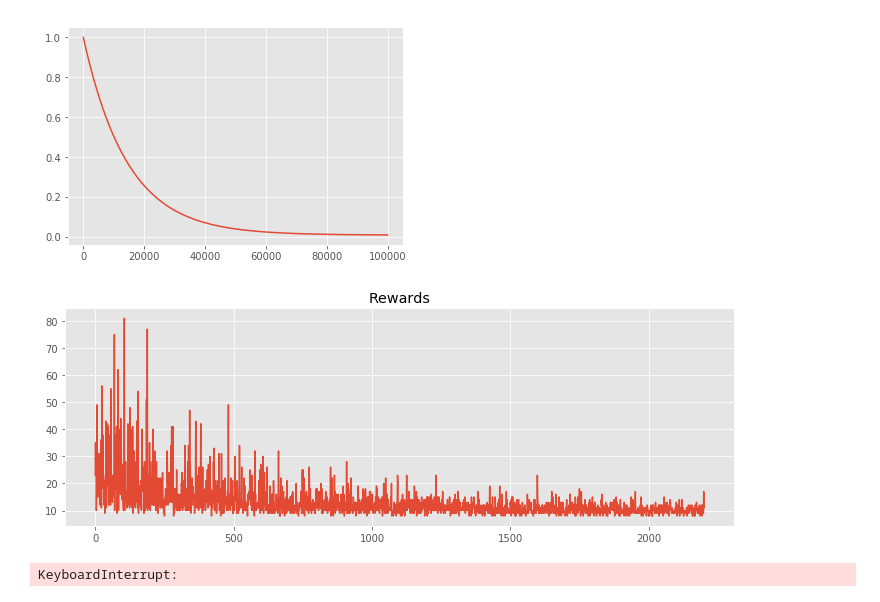
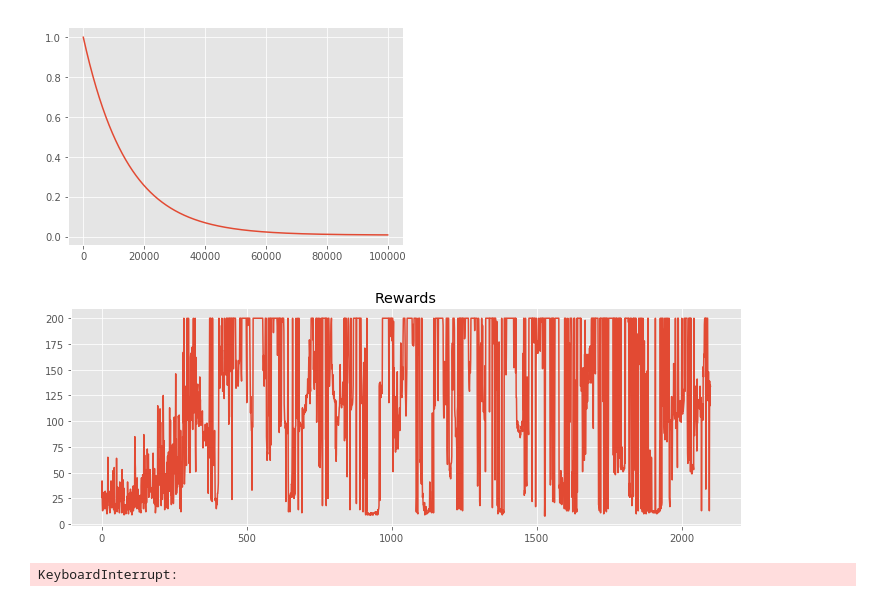
Before and after one commit to johink/AI-Exploration, a Jupyter notebook: openai-retro/classic-cartpole-dqn.ipynb, the cells around one changed output. Cells and saved outputs as stored; diff of their text form; code cells hidden in the pictures.

Commit message:
Starting to get decent results; lowered lr and increased batch size

```diff
--- a/openai-retro/classic-cartpole-dqn.ipynb
+++ b/openai-retro/classic-cartpole-dqn.ipynb
@@ -42,17 +45,17 @@ class DQN(nn.Module):
         self.output_shape = env.action_space.n
 
         layers = [nn.Linear(self.input_shape, 64 * 2 ** num_extra_dense),
-            nn.LeakyReLU(),
-            #nn.Dropout(.2),
-            #nn.BatchNorm2d(64 * 2 ** num_extra_dense)
+            nn.ReLU(),
+            nn.Dropout(.05),
+            nn.BatchNorm2d(64 * 2 ** num_extra_dense)
                  ]
 
         for i in range(num_extra_dense, 0, -1):
             layers.extend([
                 nn.Linear(64 * 2 ** i, 64 * 2 ** (i - 1)),
-                nn.LeakyReLU(),
-                #nn.Dropout(.2),
-                #nn.BatchNorm2d(64 * 2 ** (i - 1))
+                nn.ReLU(),
+                nn.Dropout(.05),
+                nn.BatchNorm2d(64 * 2 ** (i - 1))
             ])
 
         layers.append(nn.Linear(64, self.output_shape))
@@ -103,7 +110,7 @@ class ReplayBuffer:
 
     def sample(self, n = BATCH_SIZE):
         length = len(self.buffer)
-        return [self.buffer[random.randrange(length)] for _ in range(n)]
+        return random.sample(self.buffer, n)
 
     def __len__(self):
         return len(self.buffer)
@@ -117,7 +124,7 @@ def plot_progress(rewards):
     plt.plot(rewards)
     plt.show()
 # %%
-optimizer = optim.Adam(current_network.parameters())
+optimizer = optim.Adam(current_network.parameters(), lr = 1e-4)
 # %% [markdown]
 Loss function from https://danieltakeshi.github.io/2016/12/01/going-deeper-into-reinforcement-learning-understanding-dqn/
 # %% [markdown]
@@ -131,11 +138,11 @@ def train():
     samples = buffer.sample(BATCH_SIZE)
     states, actions, rewards, next_states, dones = zip(*samples)
 
-    states = Variable(Tensor(np.stack(states)))
-    next_states = Variable(Tensor(np.stack(next_states)))
-    actions = Variable(torch.LongTensor(actions))
-    rewards = Variable(Tensor(rewards))
-    dones = Variable(Tensor(dones))
+    states = Variable(FloatTensor(np.stack(states)))
+    next_states = Variable(FloatTensor(np.stack(next_states)))
+    actions = Variable(LongTensor(actions))
+    rewards = Variable(FloatTensor(rewards))
+    dones = Variable(FloatTensor(dones))
 
     q_values = current_network(states)
     next_q_values = current_network(next_states)
@@ -146,7 +153,7 @@ def train():
 
     expected_q_value = rewards + GAMMA * q_values_best_next_action.squeeze() * (1 - dones)
 
-    loss = F.smooth_l1_loss(q_values_chosen_action, Variable(expected_q_value.data))
+    loss = F.mse_loss(q_values_chosen_action, Variable(expected_q_value.data))
 
     optimizer.zero_grad()
     loss.backward()
@@ -167,38 +174,38 @@ plt.plot([epsilon_decay(i) for i in range(100000)])
 [<matplotlib.lines.Line2D at 0x...>]
 [figure]
 # %%
-buffer = ReplayBuffer(1000)
+buffer = ReplayBuffer(10000)
 
 rewards = []
 i = 0
 for game in range(1,10001):
     done = False
     state = env.reset()
     total_reward = 0
     while not done:
         i += 1
-        preprocessed = Variable(Tensor(state[None, ...]))
+        preprocessed = Variable(FloatTensor(state[None, ...]))
         action = current_network.get_action(preprocessed, epsilon_decay(i))
 
         next_state, reward, done, _ = env.step(action)
         total_reward += reward
 
         data = (state, action, reward, next_state, done)
         buffer.add(data)
 
         state = next_state
 
         if len(buffer) > BATCH_SIZE:
             train()
 
         if i % 10000 == 0:
             pass_weights(current_network, target_network)
 
     rewards.append(total_reward)
     if game % 100 == 0:
         plot_progress(rewards)
 # %% [output]
-[figure, old version]
+[figure, new version]
 KeyboardInterrupt:
 # %%
 from collections import Counter
```
Also changed, not shown: parts of 8 cells of this notebook.
